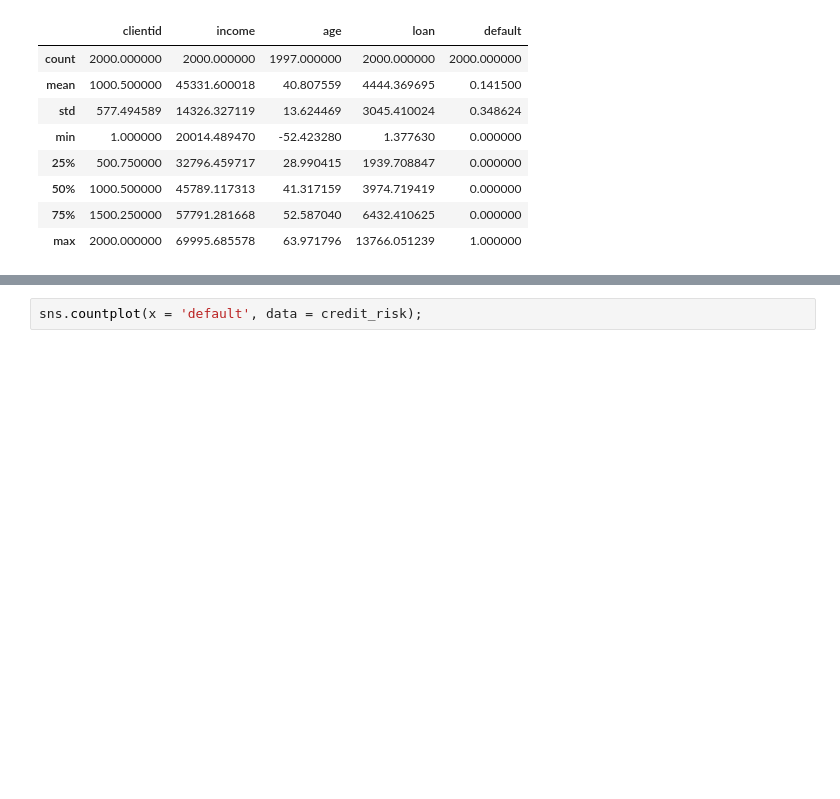
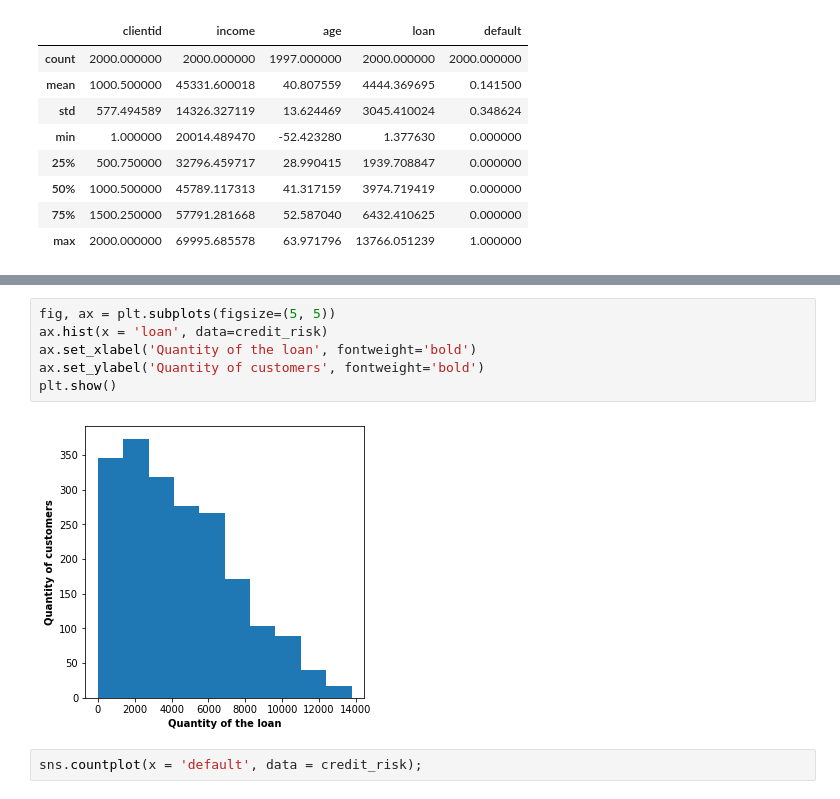
Before and after one commit to Dedsd/Credit-risk-data-modelation-and-predictions-with-neural-networks, a Jupyter notebook: Credit_Risk_Analysis.ipynb, the cells around one changed output, grey strips where cells are left out. Saved outputs shown, nothing was run; the diff lists cells and outputs as text; blank space fills up the shorter version.

```diff
--- a/Credit_Risk_Analysis.ipynb
+++ b/Credit_Risk_Analysis.ipynb
@@ -53,3 +49,11 @@ plt.hist(x = credit_risk['loan']);
+# %%
+fig, ax = plt.subplots(figsize=(5, 5))
+ax.hist(x = 'loan', data=credit_risk)
+ax.set_xlabel('Quantity of the loan', fontweight='bold')
+ax.set_ylabel('Quantity of customers', fontweight='bold')
+plt.show()
+# %% [output]
+[figure, added]
 # %%
 sns.countplot(x = 'default', data = credit_risk);
 # %% [output]
```
Also changed, not shown: parts of 5 cells of this notebook, 3 other files.
